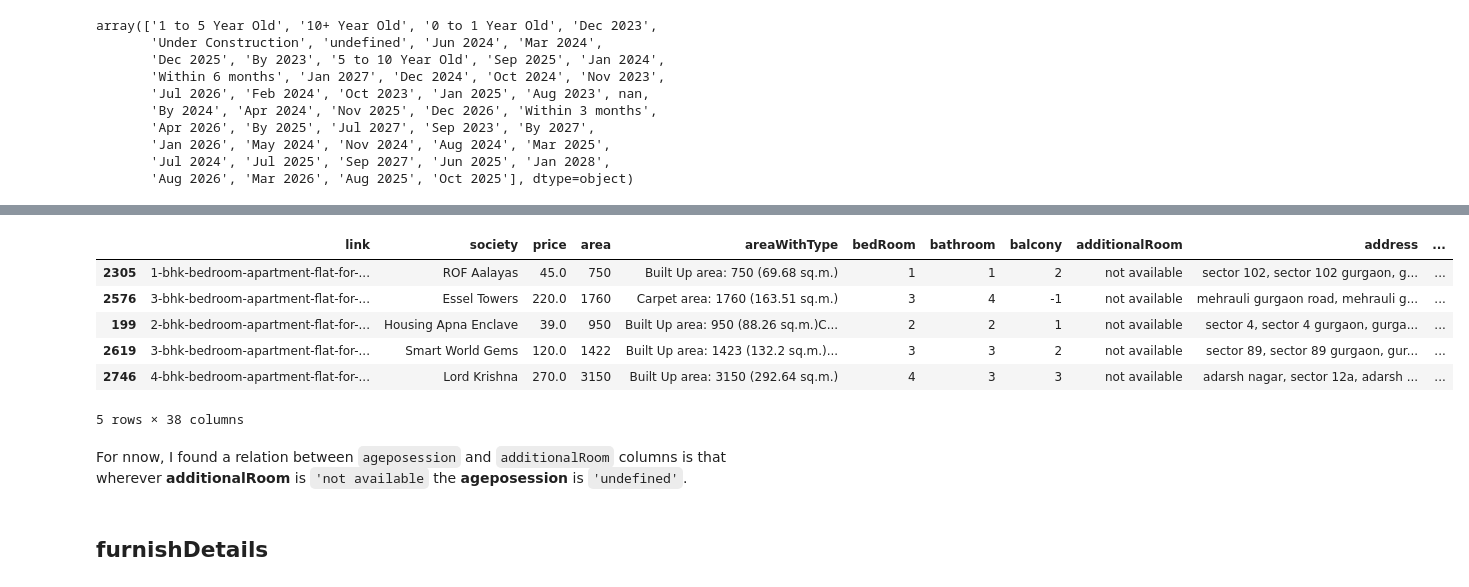
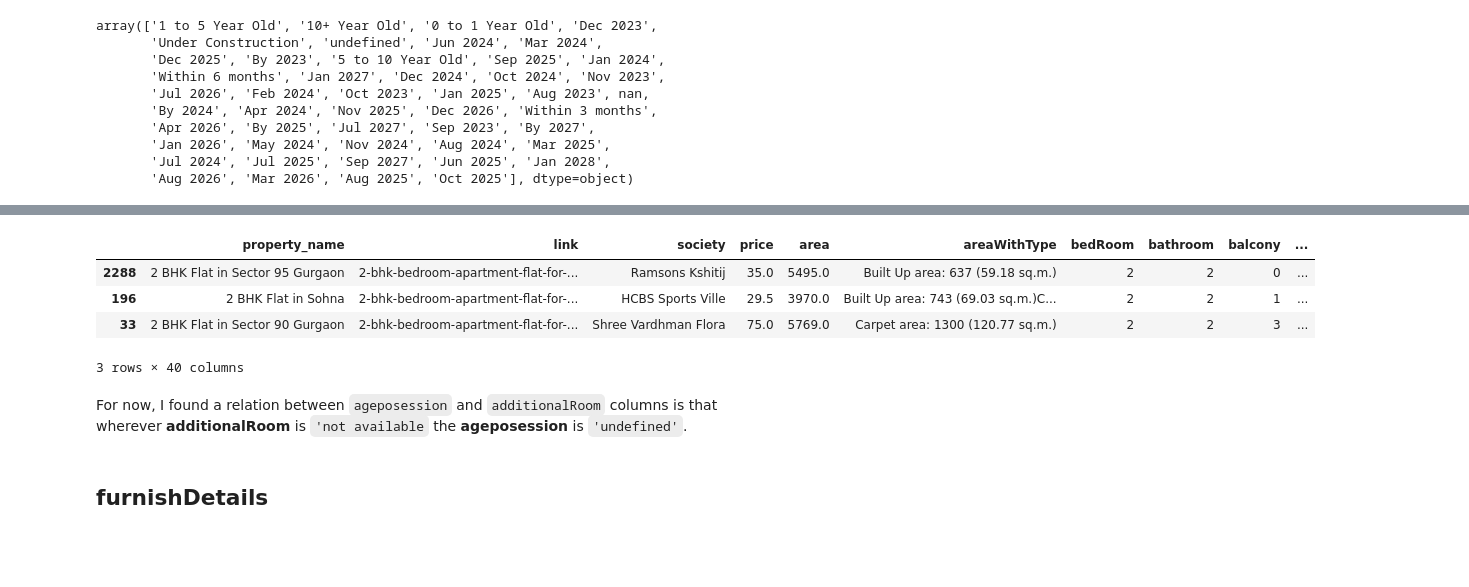
Before and after one commit to arv-anshul/campusx-project-notebooks, a Jupyter notebook: notebooks/flats/1.1_FEAT_ENG.ipynb, the cells around one changed output, grey strips where cells are left out. Cells and saved outputs as stored; diff of their text form; code cells hidden in the pictures; blank space fills up the shorter version.

Commit message:
Rerun notebooks/flats

```diff
--- a/notebooks/flats/1.1_FEAT_ENG.ipynb
+++ b/notebooks/flats/1.1_FEAT_ENG.ipynb
@@ -287,5 +288,5 @@ extra_sectors_naming = {
 # %%
-df['sector'] = df['sector'].replace(extra_sectors_naming).str.replace(r'(\d+)', zfill_, regex=True)
+df['sector'] = df['sector'].apply(handle_sector).str.replace(r'(\d+)', zfill_, regex=True)
 # %%
 df['sector'].unique()
 # %% [output]
@@ -308,5 +309,5 @@ array(['sector 007', 'sector 046b', 'sector 033', 'sector 061',
        'flat 002', 't011-301', 'tower 014'], dtype=object)
 # %%
-drop_rows = df[df['sector'].str.contains('sector', case=False) == False].index
+drop_rows = df[(df['sector'].str.contains('sector') == False)].index
 len(drop_rows)
 # %% [output]
@@ -342,2 +357,2 @@ df.shape
 # %%
-df['area'] = df['area'].str.replace(',', '').str.extract(r'(\d+)').astype('float')
+df['area'] = df['area'].str.replace(',', '').str.extract(r'(\d+)/sq.ft.').astype('float')
@@ -344,5 +363,5 @@ df['area'] = df['area'].str.replace(',', '').str.extract(r'(\d+)').astype('float
 # %%
-df['area'] = df['price'].mul(1_00_000).div(df['area']).astype('int')
+df['price_per_sqft'] = df['price'].mul(1_00_000).div(df['area']).astype('int')
 # %% [markdown]
 ## areaWithType
 # %%
@@ -462,16 +479,14 @@ Old Property            99
 Name: count, dtype: int64
 # %%
-df[df['agePossession'].str.contains('undefined') == True].sample(5)
+df[df['agePossession'].str.contains('undefined') == True].sample(3)
 # %% [output]
-|  | link | society | price | area | areaWithType | bedRoom | bathroom | balcony | additionalRoom | address | ... |
-| 2305 | 1-bhk-bedroom-apartment-flat-for-... | ROF Aalayas | 45.0 | 750 | Built Up area: 750 (69.68 sq.m.) | 1 | 1 | 2 | not available | sector 102, sector 102 gurgaon, g... | ... |
-| 2576 | 3-bhk-bedroom-apartment-flat-for-... | Essel Towers | 220.0 | 1760 | Carpet area: 1760 (163.51 sq.m.) | 3 | 4 | -1 | not available | mehrauli gurgaon road, mehrauli g... | ... |
-| 199 | 2-bhk-bedroom-apartment-flat-for-... | Housing Apna Enclave | 39.0 | 950 | Built Up area: 950 (88.26 sq.m.)C... | 2 | 2 | 1 | not available | sector 4, sector 4 gurgaon, gurga... | ... |
-| 2619 | 3-bhk-bedroom-apartment-flat-for-... | Smart World Gems | 120.0 | 1422 | Built Up area: 1423 (132.2 sq.m.)... | 3 | 3 | 2 | not available | sector 89, sector 89 gurgaon, gur... | ... |
-| 2746 | 4-bhk-bedroom-apartment-flat-for-... | Lord Krishna | 270.0 | 3150 | Built Up area: 3150 (292.64 sq.m.) | 4 | 3 | 3 | not available | adarsh nagar, sector 12a, adarsh ... | ... |
+|  | property_name | link | society | price | area | areaWithType | bedRoom | bathroom | balcony | ... |
+| 2288 | 2 BHK Flat in Sector 95 Gurgaon | 2-bhk-bedroom-apartment-flat-for-... | Ramsons Kshitij | 35.0 | 5495.0 | Built Up area: 637 (59.18 sq.m.) | 2 | 2 | 0 | ... |
+| 196 | 2 BHK Flat in Sohna | 2-bhk-bedroom-apartment-flat-for-... | HCBS Sports Ville | 29.5 | 3970.0 | Built Up area: 743 (69.03 sq.m.)C... | 2 | 2 | 1 | ... |
+| 33 | 2 BHK Flat in Sector 90 Gurgaon | 2-bhk-bedroom-apartment-flat-for-... | Shree Vardhman Flora | 75.0 | 5769.0 | Carpet area: 1300 (120.77 sq.m.) | 2 | 2 | 3 | ... |
-5 rows × 38 columns
+3 rows × 40 columns
 # %% [markdown]
-For nnow, I found a relation between `ageposession` and `additionalRoom` columns is that wherever **additionalRoom** is `'not available` the **ageposession** is `'undefined'`.
+For now, I found a relation between `ageposession` and `additionalRoom` columns is that wherever **additionalRoom** is `'not available` the **ageposession** is `'undefined'`.
 # %% [markdown]
 ## furnishDetails
 # %%
```
Also changed, not shown: parts of 46 cells of this notebook, 1 other file.
